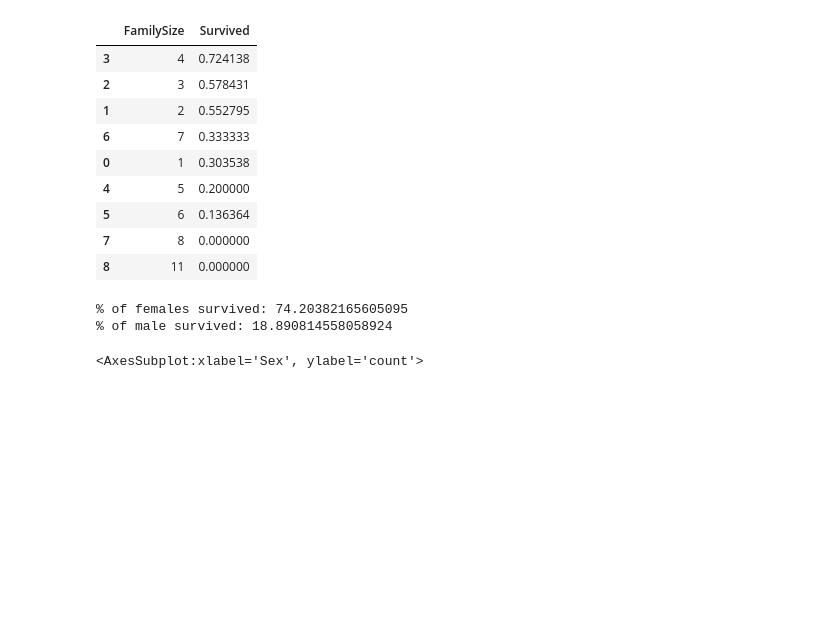
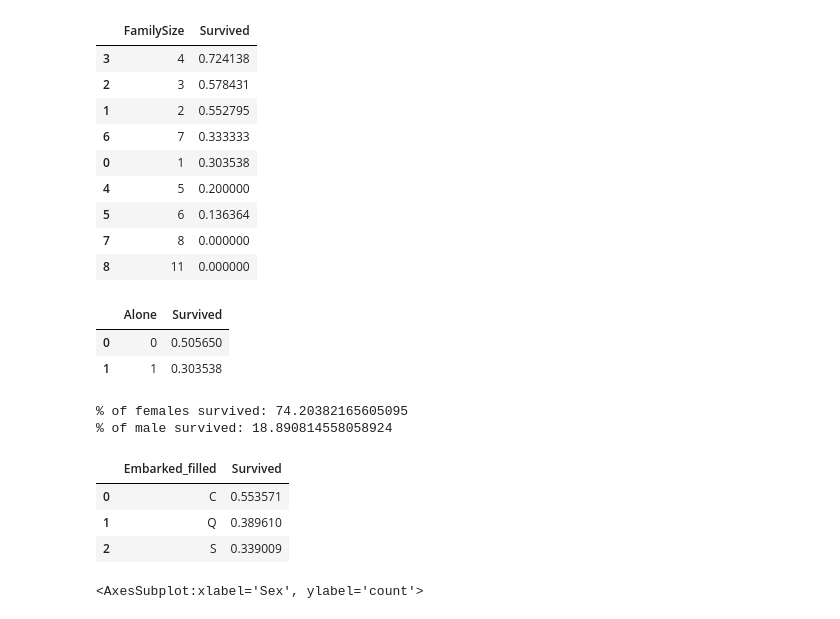
Before and after one commit to mariatan0/titanic, a Jupyter notebook: titanic_notebook.ipynb, the cells around one changed output. Cells and saved outputs as stored; diff of their text form; code cells hidden in the pictures; blank space fills up the shorter version.

Commit message:
Create embarked survival mean df

```diff
--- a/titanic_notebook.ipynb
+++ b/titanic_notebook.ipynb
@@ -143,9 +144,15 @@ df_train[['FamilySize', 'Survived']].groupby(['FamilySize'], as_index=False).mea
 | 7 | 8 | 0.000000 |
 | 8 | 11 | 0.000000 |
 # %%
-df_alone['Alone']=0
-df_alone.loc[df_train['FamilySize'] == 1, 'Alone'] = 1
+#show those who were alone and who were
+#people who were alone were more likely to survive
+df_train['Alone']=0
+df_train.loc[df_train['FamilySize'] == 1, 'Alone'] = 1
 df_train[['Alone', 'Survived']].groupby(['Alone'], as_index=False).mean()
+# %% [output]
+|  | Alone | Survived |
+| 0 | 0 | 0.505650 |
+| 1 | 1 | 0.303538 |
 # %%
 #Using sex to see what amount of people survived
 female = df_train.loc[df_train['Sex'] == 'female']['Survived']
@@ -168,5 +169,12 @@ print(f"% of females survived: {female_rate*100} \n% of male survived: {male_rat
 # %%
 #using embark group by to see who survived (C = Cherbourg, Q = Queenstown, S = Southampton)
+df_train[['Embarked_filled', 'Survived']].groupby(['Embarked_filled'], as_index=False).mean().sort_values(by='Survived', ascending=False)
+#those who embarked in C port were more likely to survive
+# %% [output]
+|  | Embarked_filled | Survived |
+| 0 | C | 0.553571 |
+| 1 | Q | 0.389610 |
+| 2 | S | 0.339009 |
 # %%
 sns.countplot(x="Sex", data=df_train, hue="Survived")
 # %% [output]
```
Also changed, not shown: parts of 4 cells of this notebook.
